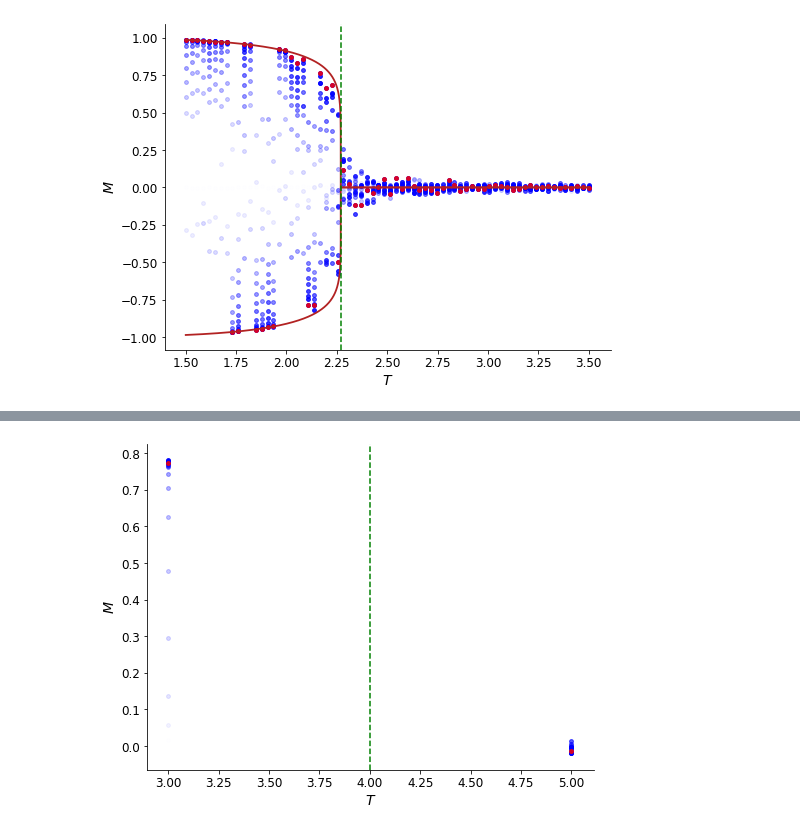
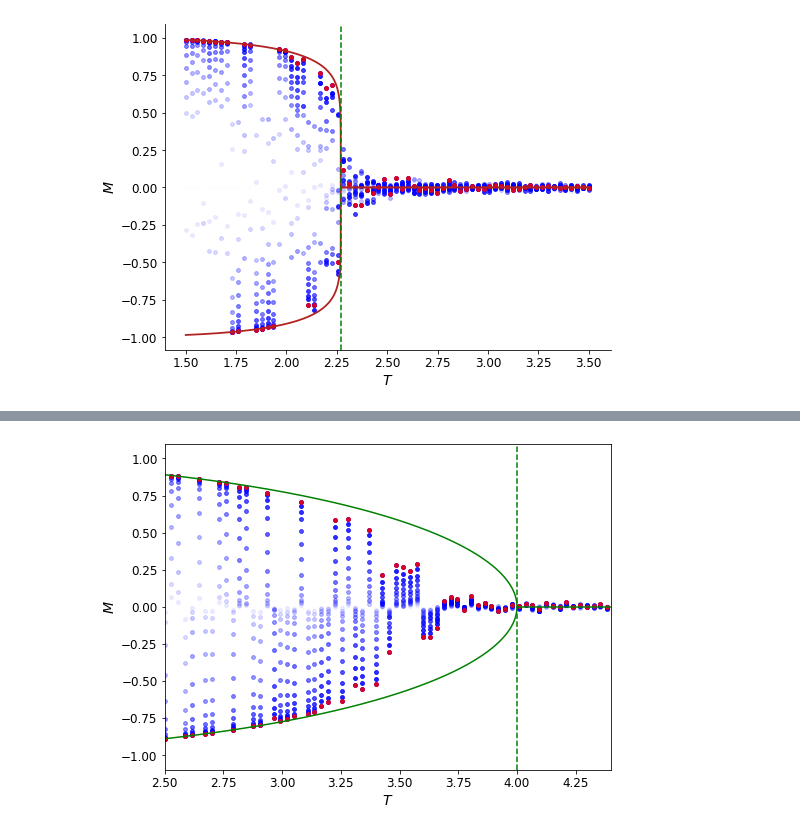
Before and after one commit to eleonoragatti44/IsingModel-CSProject, a Jupyter notebook: Ising2D.ipynb, the cells around one changed output, grey strips where cells are left out. Cells and saved outputs as stored; diff of their text form; code cells hidden in the pictures.

Commit message:
mf plot upgrade added

```diff
--- a/Ising2D.ipynb
+++ b/Ising2D.ipynb
@@ -282,5 +282,5 @@ def mag_evol_mf(n1,n2,B,J,t1,t2,n_temperatures,n_repetitions):
 # %%
 %%time
 
-temp_mf, mag_mf = mag_evol_mf(250,250,0,1,3,5,70,15)
+temp_mf, mag_mf = mag_evol_mf(250,250,0,1,2.5,4.5,70,15)
 # %% [output]
@@ -289,6 +289,10 @@ Wall time: 3h 6min 10s
 # %%
 mpl.rcParams['axes.spines.right'] = False
 mpl.rcParams['axes.spines.top'] = False
+
+# to plot the theoretical curve
+y = np.linspace(0.0001,1,100000)
+x = 8*y / np.log((1+y)/(1-y))
 
 fig, ax = plt.subplots(1, 1, figsize=(8,6))
 for i, t in enumerate(temp_mf):
@@ -296,12 +300,18 @@ for i, t in enumerate(temp_mf):
     for j in range(len(mag_mf[i])):
         ax.scatter(t, mag_mf[i][j], color="b", s=15, alpha=(j+0.05)/(len(mag_mf[i])+0.05))
     ax.scatter(t, mag_mf[i][-1], color="r", s=15, alpha=0.8)
-#ax.plot(x_fin, y_fin, lw=1.8, c="firebrick")
-#ax.plot(x_fin, -y_fin, lw=1.8, c="firebrick")
+
+# theoretical
+ax.plot(x, y, c='firebrick')
+ax.plot(x, -y, c='firebrick')
+ax.plot(np.linspace(4,4.5,2), [0,0], c='firebrick')
 ax.axvline(4, c="green", lw=1.5, ls = "dashed")
+
 #ax.set_title("Magnetization over Temperature")
 ax.set_xlabel("$T$")
 ax.set_ylabel("$M$");
 
-fig.savefig('./fig/mag_evol_mf.pdf', dpi=720)
+plt.xlim(2.5,4.52)
+
+fig.savefig('./fig/mag_evol_mf_upgrade.pdf', dpi=400)
 # %% [output]
@@ -309,5 +321,5 @@ fig.savefig('./fig/mag_evol_mf.pdf', dpi=720)
 # %%
 %%time
 
-temp_mf_test, mag_mf_test = mag_evol_mf(400,400,0,1,3,5,2,15)
+temp_mf_test, mag_mf_test = mag_evol_mf(400,400,0,1,2.5,4.5,70,15)
 # %% [output]
@@ -316,15 +328,21 @@ Wall time: 16min 36s
 # %%
 fig, ax = plt.subplots(1, 1, figsize=(8,6))
 for i, t in enumerate(temp_mf_test):
     temper = [t]*len(mag_mf_test[i])
     for j in range(len(mag_mf_test[i])):
         ax.scatter(t, mag_mf_test[i][j], color="b", s=15, alpha=(j+0.05)/(len(mag_mf_test[i])+0.05))
     ax.scatter(t, mag_mf_test[i][-1], color="r", s=15, alpha=0.8)
-#ax.plot(x_fin, y_fin, lw=1.8, c="firebrick")
-#ax.plot(x_fin, -y_fin, lw=1.8, c="firebrick")
 ax.axvline(4, c="green", lw=1.5, ls = "dashed")
 #ax.set_title("Magnetization over Temperature")
 ax.set_xlabel("$T$")
 ax.set_ylabel("$M$");
+
+ax.plot(x,y, c='g')
+ax.plot(x,-y, c='g')
+ax.plot(np.linspace(4,4.5,2),[0,0], c='g')
+
+plt.xlim(2.5,4.4)
+
+fig.savefig('./fig/mag_evol_mf_400.pdf', dpi=720)
 # %% [output]
-[figure, old version]
+[figure, new version]
```
Also changed, not shown: parts of 4 cells of this notebook, 5 other files.
